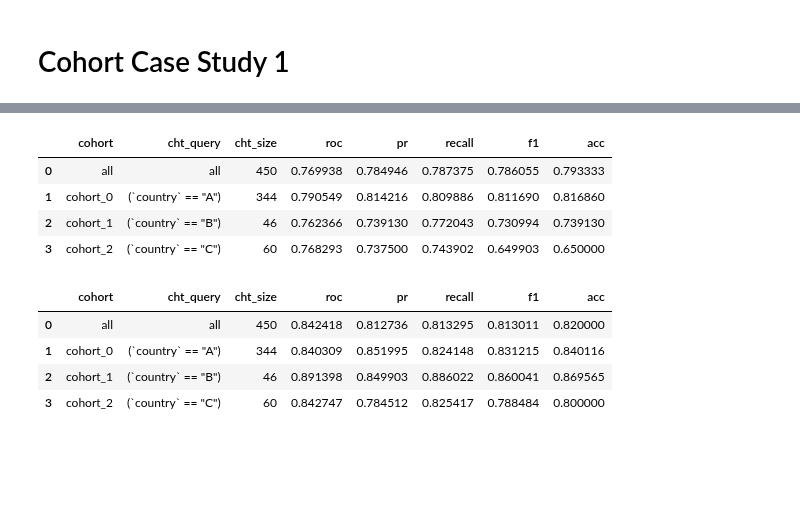
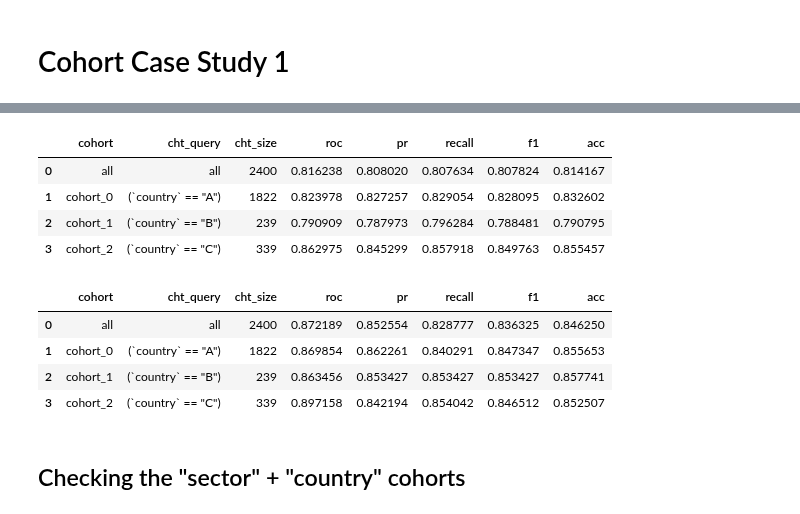
Before and after one commit to microsoft/responsible-ai-toolbox-mitigations, a Jupyter notebook: notebooks/cohort/case_study/case_1.ipynb, the cells around one changed output, grey strips where cells are left out. Saved outputs shown, nothing was run; the diff lists cells and outputs as text; code cells hidden in the pictures; blank space fills up the shorter version.

```diff
--- a/notebooks/cohort/case_study/case_1.ipynb
+++ b/notebooks/cohort/case_study/case_1.ipynb
@@ -63,10 +62,10 @@ def create_df_multiple_distributions(samples: list):
         "s4": {"prob_occur":0.3, "prob_success":0.7, "min":4000000, "max":900000000},
     }
     sectors_c2 = {
-        "s1": {"prob_occur":0.05, "prob_success":0.6, "min":1000, "max":5000},
+        "s1": {"prob_occur":0.1, "prob_success":0.6, "min":1000, "max":5000},
         "s2": {"prob_occur":0.6, "prob_success":0.9, "min":100000, "max":1500000},
         "s3": {"prob_occur":0.2, "prob_success":0.5, "min":50000, "max":300000},
-        "s4": {"prob_occur":0.15, "prob_success":0.8, "min":1000000, "max":10000000},
+        "s4": {"prob_occur":0.1, "prob_success":0.8, "min":1000000, "max":10000000},
     }
     sectors_c3 = {
         "s1": {"prob_occur":0.3, "prob_success":0.9, "min":300, "max":600},
@@ -92,7 +91,7 @@ def create_df_multiple_distributions(samples: list):
     df = df.set_index(idx)
     return df
 # %%
-df = create_df_multiple_distributions(3000)
+df = create_df_multiple_distributions(8000)
 df
 # %% [output]
 |  | investment | sector | country | bankrupt |
@@ -121,7 +120,7 @@ def get_model():
     model = LogisticRegression()
     return model
 # %%
-X_train, X_test, y_train, y_test = split_data(df, label="bankrupt", test_size=0.15)
+X_train, X_test, y_train, y_test = split_data(df, label="bankrupt", test_size=0.3)
 
 pipe = Pipeline([
             ("imputer", dp.BasicImputer(verbose=False)),
@@ -130,10 +129,8 @@ pipe = Pipeline([
             ("estimator", get_model()),
         ])
 pipe.fit(X_train, y_train)
-pred = pipe.predict_proba(X_test)
+pred_org = pipe.predict_proba(X_test)
 
-experiments = {}
-experiments["Baseline"] = fetch_cohort_results(X_test, y_test, pred, cohort_col=["country"])
-experiments["Baseline"]
+fetch_cohort_results(X_test, y_test, pred_org, cohort_col=["country"])
 # %% [output]
 |  | cohort | cht_query | cht_size | roc | pr | recall | f1 | acc |
@@ -190,46 +185,42 @@ experiments["Decoupled Classifiers (country)"]
 # %%
-model = LogisticRegression()
-
 cht_manager = CohortManager(
     transform_pipe=[
         dp.BasicImputer(verbose=False),
         dp.DataMinMaxScaler(verbose=False),
         dp.EncoderOHE(verbose=False),
-        model
+        get_model()
     ],
     cohort_col=["sector"]
 )
 cht_manager.fit(X_train, y_train)
-pred = cht_manager.predict_proba(X_test)
+pred_cht = cht_manager.predict_proba(X_test)
 
-experiments["Decoupled Classifiers (sector)"] = fetch_cohort_results(X_test, y_test, pred, cohort_col=["country"])
-experiments["Decoupled Classifiers (sector)"]
+fetch_cohort_results(X_test, y_test, pred_cht, cohort_col=["country"])
 # %% [output]
 |  | cohort | cht_query | cht_size | roc | pr | recall | f1 | acc |
-| 0 | all | all | 450 | 0.769938 | 0.784946 | 0.787375 | 0.786055 | 0.793333 |
-| 1 | cohort_0 | (`country` == "A") | 344 | 0.790549 | 0.814216 | 0.809886 | 0.811690 | 0.816860 |
-| 2 | cohort_1 | (`country` == "B") | 46 | 0.762366 | 0.739130 | 0.772043 | 0.730994 | 0.739130 |
-| 3 | cohort_2 | (`country` == "C") | 60 | 0.768293 | 0.737500 | 0.743902 | 0.649903 | 0.650000 |
+| 0 | all | all | 2400 | 0.816238 | 0.808020 | 0.807634 | 0.807824 | 0.814167 |
+| 1 | cohort_0 | (`country` == "A") | 1822 | 0.823978 | 0.827257 | 0.829054 | 0.828095 | 0.832602 |
+| 2 | cohort_1 | (`country` == "B") | 239 | 0.790909 | 0.787973 | 0.796284 | 0.788481 | 0.790795 |
+| 3 | cohort_2 | (`country` == "C") | 339 | 0.862975 | 0.845299 | 0.857918 | 0.849763 | 0.855457 |
 # %%
-model = LogisticRegression()
-
 cht_manager = CohortManager(
     transform_pipe=[
         dp.BasicImputer(verbose=False),
         dp.DataMinMaxScaler(verbose=False),
         dp.EncoderOHE(verbose=False),
-        model
+        get_model()
     ],
     cohort_col=["sector", "country"]
 )
 cht_manager.fit(X_train, y_train)
-pred = cht_manager.predict_proba(X_test)
+pred_cht = cht_manager.predict_proba(X_test)
 
-experiments["Decoupled Classifiers (sector,country)"] = fetch_cohort_results(X_test, y_test, pred, cohort_col=["country"])
-experiments["Decoupled Classifiers (sector,country)"]
+fetch_cohort_results(X_test, y_test, pred_cht, cohort_col=["country"])
 # %% [output]
 |  | cohort | cht_query | cht_size | roc | pr | recall | f1 | acc |
-| 0 | all | all | 450 | 0.842418 | 0.812736 | 0.813295 | 0.813011 | 0.820000 |
-| 1 | cohort_0 | (`country` == "A") | 344 | 0.840309 | 0.851995 | 0.824148 | 0.831215 | 0.840116 |
-| 2 | cohort_1 | (`country` == "B") | 46 | 0.891398 | 0.849903 | 0.886022 | 0.860041 | 0.869565 |
-| 3 | cohort_2 | (`country` == "C") | 60 | 0.842747 | 0.784512 | 0.825417 | 0.788484 | 0.800000 |
+| 0 | all | all | 2400 | 0.872189 | 0.852554 | 0.828777 | 0.836325 | 0.846250 |
+| 1 | cohort_0 | (`country` == "A") | 1822 | 0.869854 | 0.862261 | 0.840291 | 0.847347 | 0.855653 |
+| 2 | cohort_1 | (`country` == "B") | 239 | 0.863456 | 0.853427 | 0.853427 | 0.853427 | 0.857741 |
+| 3 | cohort_2 | (`country` == "C") | 339 | 0.897158 | 0.842194 | 0.854042 | 0.846512 | 0.852507 |
+# %% [markdown]
+## Checking the "sector" + "country" cohorts
```
Also changed, not shown: parts of 13 cells of this notebook, 4 other files.
